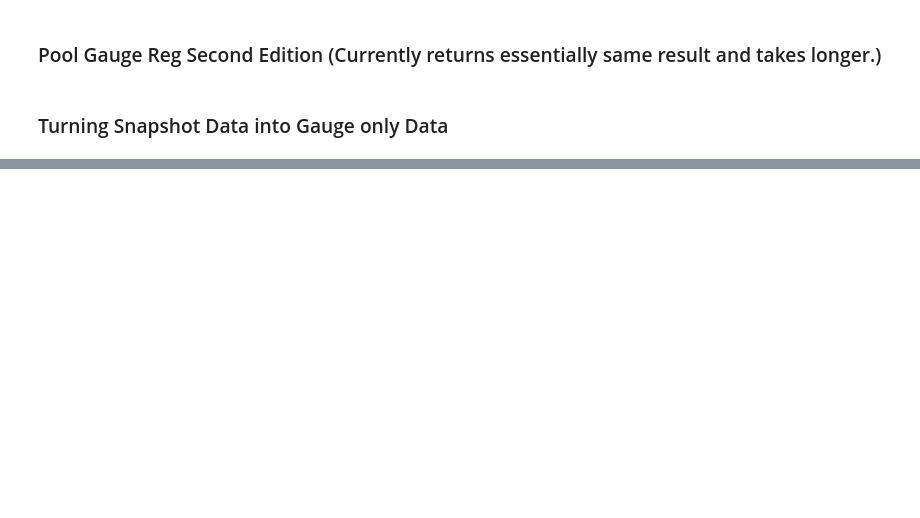
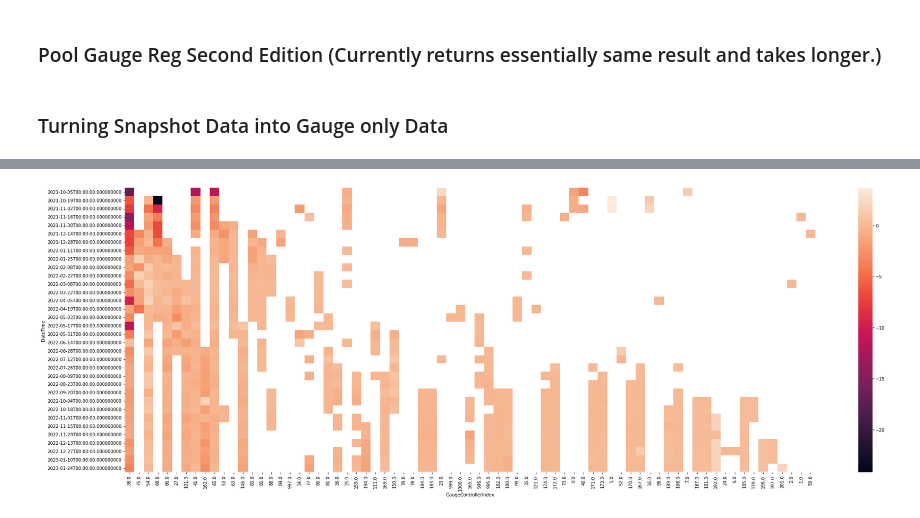
Before and after one commit to DoominEth/Web3DataSandbox, a Jupyter notebook: Untitled.ipynb, the cells around one changed output, grey strips where cells are left out. Saved outputs shown, nothing was run; the diff lists cells and outputs as text; code cells hidden in the pictures; blank space fills up the shorter version.

```diff
--- a/Untitled.ipynb
+++ b/Untitled.ipynb
@@ -601,3 +775,0 @@ gaugeData.loc[10, 'id']
-# %%
-for i in range(len(gaugeControllerAddresses)):
-    print(gaugeControllerAddresses.loc[i,'Name'])
@@ -641,0 +1084,45 @@ gaugeData.loc[20,'choices']
+# %%
+dataframe = pd.read_excel('OTHER_FINAL_DF.xlsx')
+def differenceBetweenBribeAndVote(data):
+    for i in range(len(data)):
+        #if data.loc[i, 'vote%'] == 0 and  data.loc[i, 'bribe%'] == 0:
+        if data.loc[i, 'bribe%'] == 0:
+            data.loc[i,'differenceFromBribe%'] = float('NaN')
+
+        else:
+            data.loc[i,'differenceFromBribe%'] = data.loc[i, 'vote%'] - data.loc[i, 'bribe%']
+
+    return data
+
+
+newDataFrame = differenceBetweenBribeAndVote(dataframe)
+
+
+
+del heatDF
+
+heatDF = newDataFrame
+
+
+
+heatDF = pd.read_excel('OTHER_FINAL_DF.xlsx')
+
+newPivot = newDataFrame.pivot_table(index='DateTime', columns="GaugeControllerIndex", values='differenceFromBribe%')
+
+
+bribe_sum = heatDF.groupby("GaugeControllerIndex")["bribeValueUSD"].sum()
+
+# Sort the bribe_sum in descending order
+bribe_sum = bribe_sum.sort_values(ascending=False)
+
+# Reorder the columns of the pivot table
+newPivot = newPivot.reindex(columns=bribe_sum.index)
+
+newPivot = newPivot.dropna(axis=1, how='all')
+# Plot the heatmap
+plt.figure(figsize=(30,10))
+ax = sns.heatmap(data=newPivot, annot=False)
+plt.tight_layout()
+plt.show()
+# %% [output]
+[figure, added]
```
Also changed, not shown: parts of 99 cells of this notebook.
